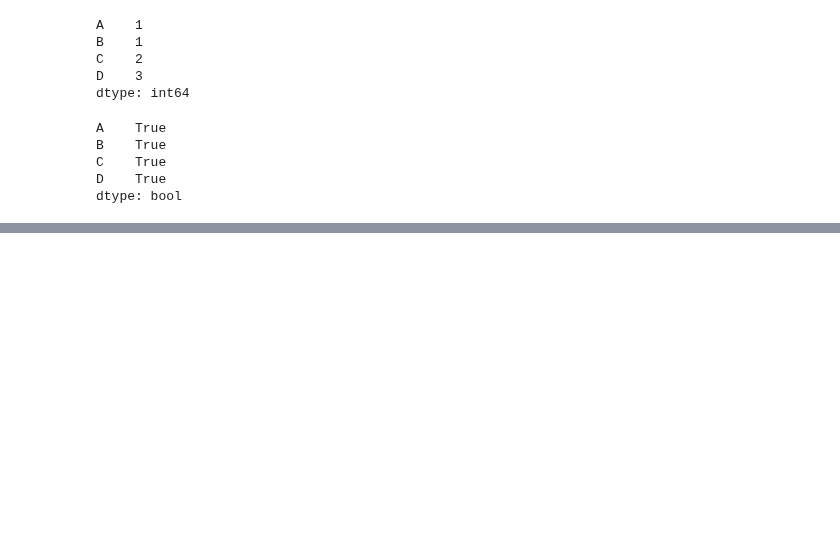
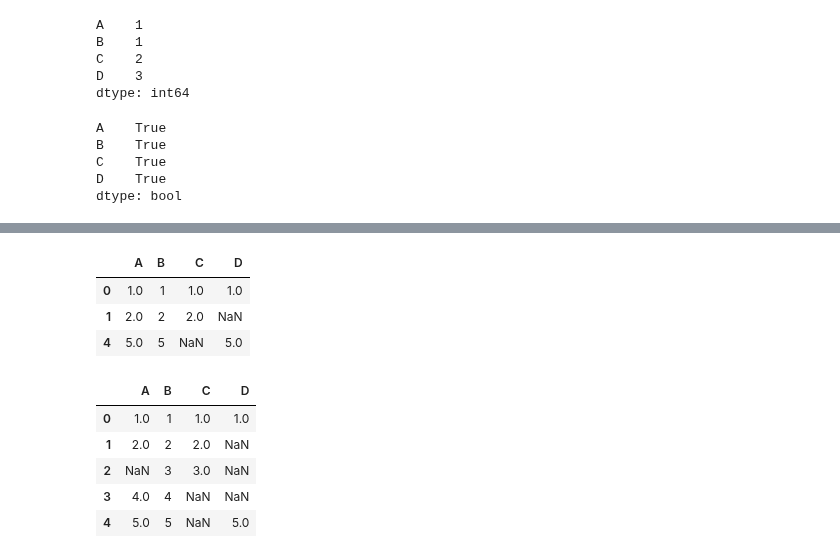
Before and after one commit to ds-mohit/Practice, a Jupyter notebook: Data Visualization/Pandas1.ipynb, the cells around one changed output, grey strips where cells are left out. Cells and saved outputs as stored; diff of their text form; code cells hidden in the pictures; blank space fills up the shorter version.

```diff
--- a/Data Visualization/Pandas1.ipynb
+++ b/Data Visualization/Pandas1.ipynb
@@ -261,0 +290,18 @@ dtype: bool
+# %%
+df.dropna(thresh = 3)
+## thresh is used for conditional statement
+## here thresh =3 means row must contain 3 non-null values to not get remove
+# %% [output]
+|  | A | B | C | D |
+| 0 | 1.0 | 1 | 1.0 | 1.0 |
+| 1 | 2.0 | 2 | 2.0 | NaN |
+| 4 | 5.0 | 5 | NaN | 5.0 |
+# %%
+df
+# %% [output]
+|  | A | B | C | D |
+| 0 | 1.0 | 1 | 1.0 | 1.0 |
+| 1 | 2.0 | 2 | 2.0 | NaN |
+| 2 | NaN | 3 | 3.0 | NaN |
+| 3 | 4.0 | 4 | NaN | NaN |
+| 4 | 5.0 | 5 | NaN | 5.0 |
```
Also changed, not shown: parts of 5 cells of this notebook.
